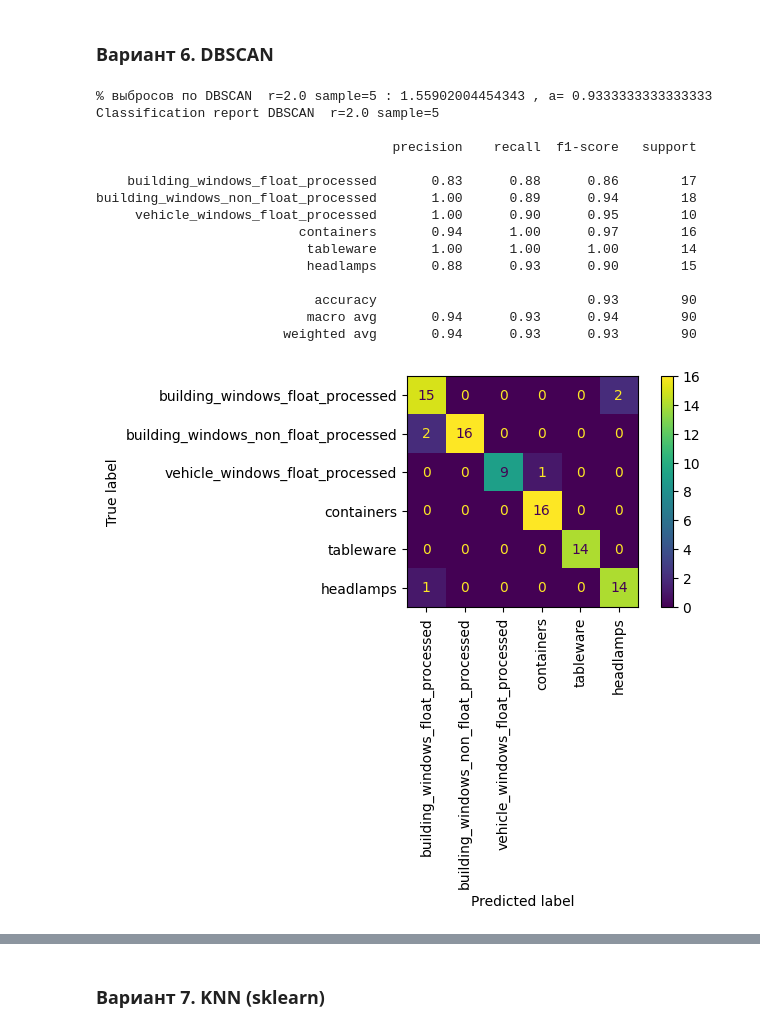
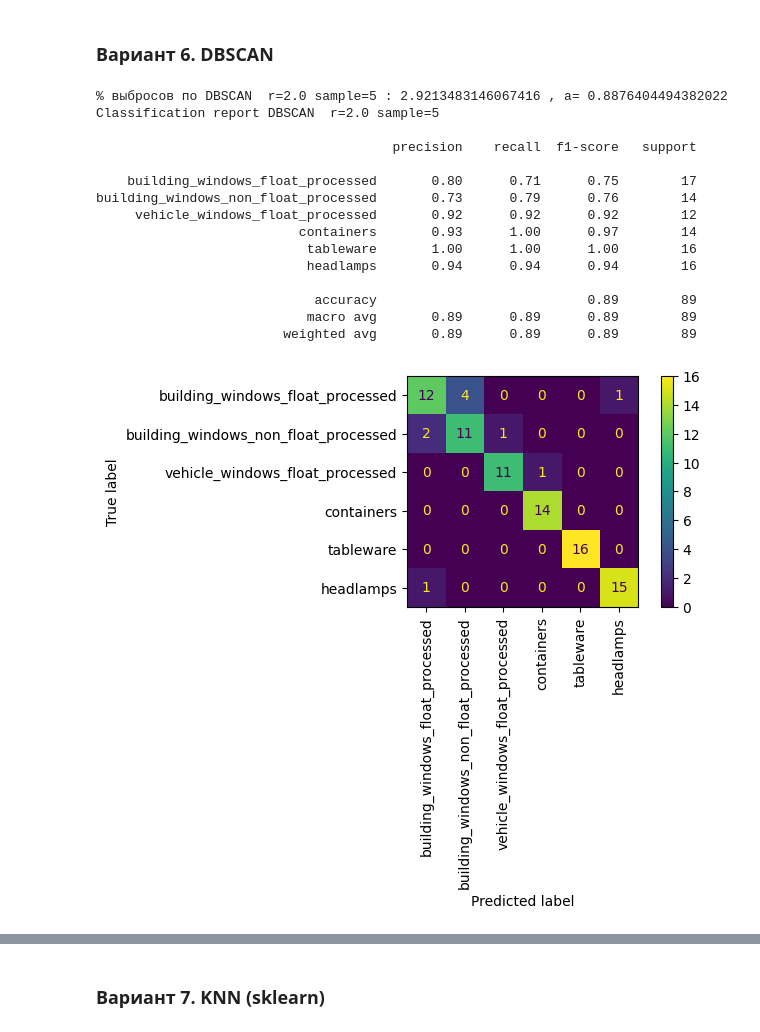
Before and after one commit to solobala/FEML23, a Jupyter notebook: FEML27_DZ8_2.ipynb, the cells around one changed output, grey strips where cells are left out. Saved outputs shown, nothing was run; the diff lists cells and outputs as text; code cells hidden in the pictures.

```diff
--- a/FEML27_DZ8_2.ipynb
+++ b/FEML27_DZ8_2.ipynb
@@ -1304,8 +1306,8 @@ df_results.sort_values(by=['accuracy'], ascending=False).style.format() \
 tmp = data.copy()
 X = tmp.drop(columns=['target'])
 y = tmp['target']
-a_base = 0.92
-rads = np.array([3., 2., 1., 0.5]) # Максимальные расстояния между двумя образцами, при котором один считается соседом другого
+a_base = 0.8
+rads = np.array([5.,4.,3., 2., 1., 0.5, 0.2]) # Максимальные расстояния между двумя образцами, при котором один считается соседом другого
 samples = [i for i in range(2,6)] # Количество выборок (или общий вес) в окрестности точки, которую следует рассматривать как основную точку. В том числе и сама точка
 
 for r in rads:
@@ -1336,41 +1338,41 @@ for r in rads:
           opt_indices = indices
           opt_a = a
           opt_report = report
           a_base = a
 
           dict_outliners = dict()
           indices_outliners = dict()
           outliners=data.loc[list(indices)]
 
           for key, value in class_labels.items():
             dict_outliners[value] = outliners[outliners['target']==value].shape[0]/data.shape[0]*100
             indices_outliners[value] = outliners[outliners['target']==value].index.to_list()
 
 # Фиксируем результаты
 df_results.loc[len(df_results.index)] = [opt_method, opt_share, opt_indices, opt_a]
 
 for key, value in class_labels.items():
   dict_outliners[value] = outliners[outliners['target']==value].shape[0]/data.shape[0]*100
   indices_outliners[value] = outliners[outliners['target']==value].index.to_list()
   report_ = opt_report[value]
   exper.loc[len(exper.index)] = [method,  value,  report_['precision'], report_['recall'], report_['f1-score'], dict_outliners[value], indices_outliners[value] ]
 print(f'% выбросов по {opt_method} : {opt_share} , a= {opt_a}')
 tmp = data.drop(index= list(opt_indices))
 method,  report, a = get_learn(tmp,random_seed, opt_method, RandomForestClassifier(criterion='entropy',random_state=random_seed), flag=True )
 # %% [output]
-% выбросов по DBSCAN  r=2.0 sample=5 : 1.55902004454343 , a= 0.9333333333333333
+% выбросов по DBSCAN  r=2.0 sample=5 : 2.9213483146067416 , a= 0.8876404494382022
 Classification report DBSCAN  r=2.0 sample=5
 
                                       precision    recall  f1-score   support
 
-    building_windows_float_processed       0.83      0.88      0.86        17
-building_windows_non_float_processed       1.00      0.89      0.94        18
-     vehicle_windows_float_processed       1.00      0.90      0.95        10
-                          containers       0.94      1.00      0.97        16
-                           tableware       1.00      1.00      1.00        14
-                           headlamps       0.88      0.93      0.90        15
+    building_windows_float_processed       0.80      0.71      0.75        17
+building_windows_non_float_processed       0.73      0.79      0.76        14
+     vehicle_windows_float_processed       0.92      0.92      0.92        12
+                          containers       0.93      1.00      0.97        14
+                           tableware       1.00      1.00      1.00        16
+                           headlamps       0.94      0.94      0.94        16
 
-                            accuracy                           0.93        90
-                           macro avg       0.94      0.93      0.94        90
-                        weighted avg       0.94      0.93      0.93        90
+                            accuracy                           0.89        89
+                           macro avg       0.89      0.89      0.89        89
+                        weighted avg       0.89      0.89      0.89        89
-[figure, old version]
+[figure, new version]
```
Also changed, not shown: parts of 42 cells of this notebook.
